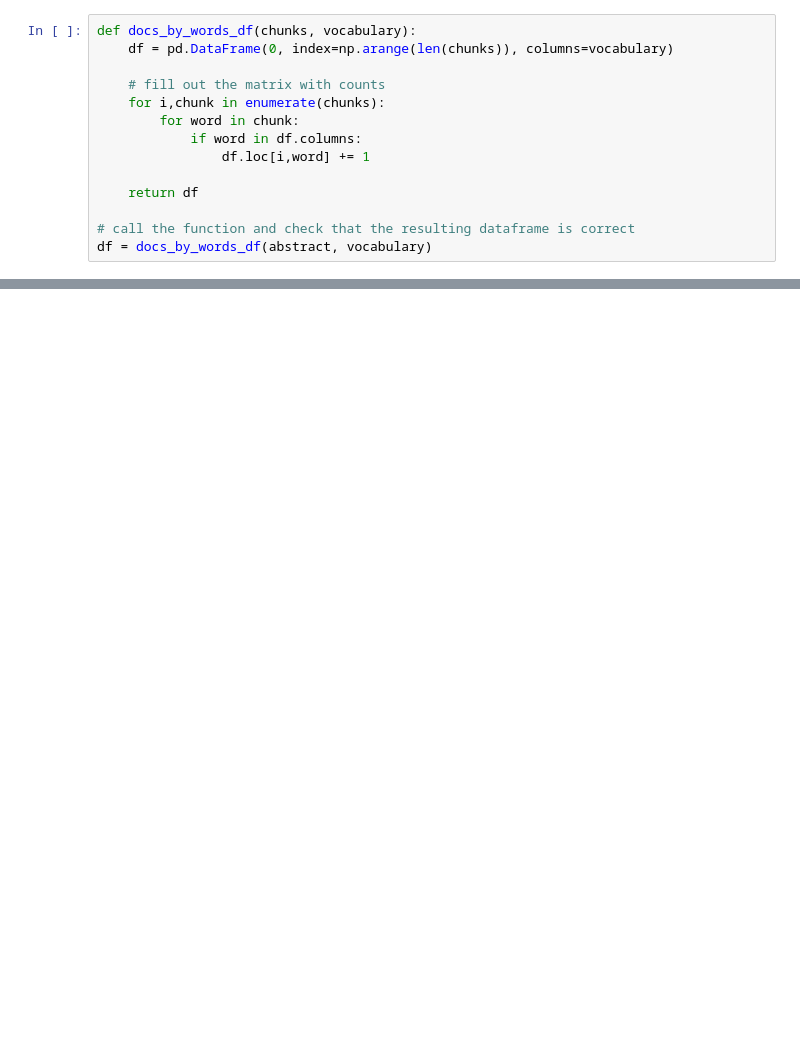
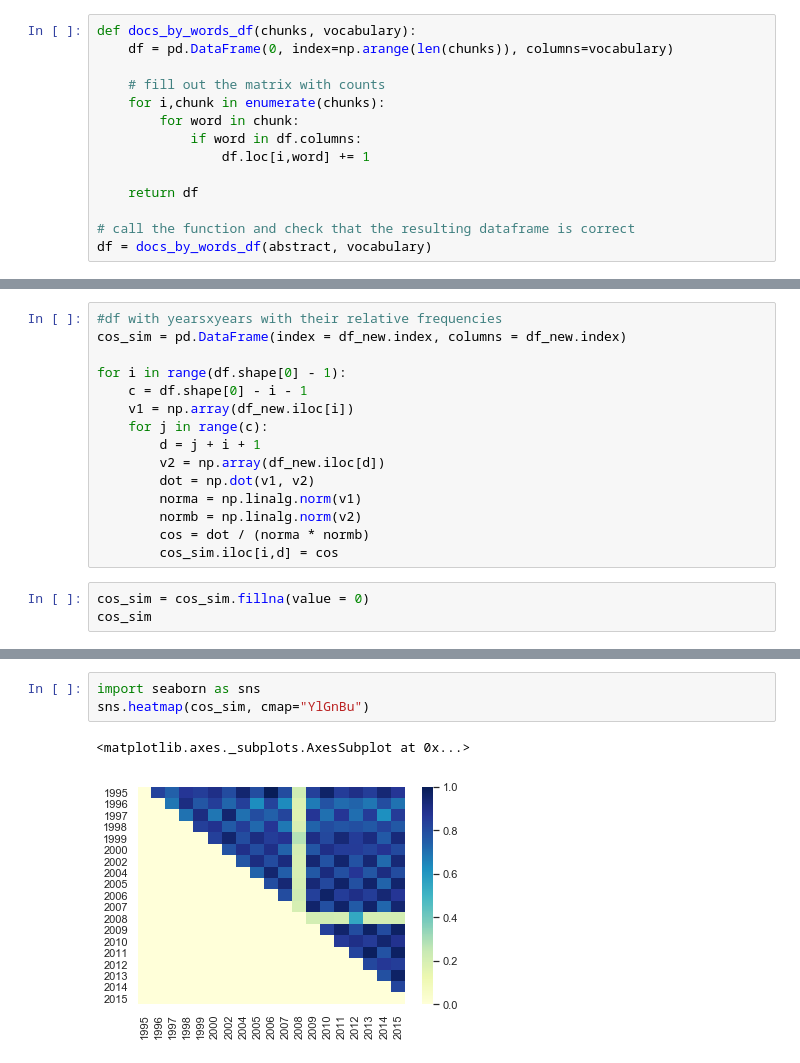
Before and after one commit to hgse-s435/final-project-sophiemann, a Jupyter notebook: Wee9-Final-Project.ipynb, the cells around one changed output, grey strips where cells are left out. Cells and saved outputs as stored; diff of their text form; blank space fills up the shorter version.

```diff
--- a/Wee9-Final-Project.ipynb
+++ b/Wee9-Final-Project.ipynb
@@ -589,0 +600,18 @@ NotebookApp.rate_limit_window=3.0 (secs)
+# %%
+#df with yearsxyears with their relative frequencies
+cos_sim = pd.DataFrame(index = df_new.index, columns = df_new.index)
+
+for i in range(df.shape[0] - 1):
+    c = df.shape[0] - i - 1
+    v1 = np.array(df_new.iloc[i])
+    for j in range(c):
+        d = j + i + 1
+        v2 = np.array(df_new.iloc[d])
+        dot = np.dot(v1, v2)
+        norma = np.linalg.norm(v1)
+        normb = np.linalg.norm(v2)
+        cos = dot / (norma * normb)
+        cos_sim.iloc[i,d] = cos
+# %%
+cos_sim = cos_sim.fillna(value = 0)
+cos_sim
@@ -589,0 +636,6 @@ NotebookApp.rate_limit_window=3.0 (secs)
+# %%
+import seaborn as sns
+sns.heatmap(cos_sim, cmap="YlGnBu")
+# %% [output]
+<matplotlib.axes._subplots.AxesSubplot at 0x...>
+[figure, added]
```
Also changed, not shown: parts of 56 cells of this notebook.
